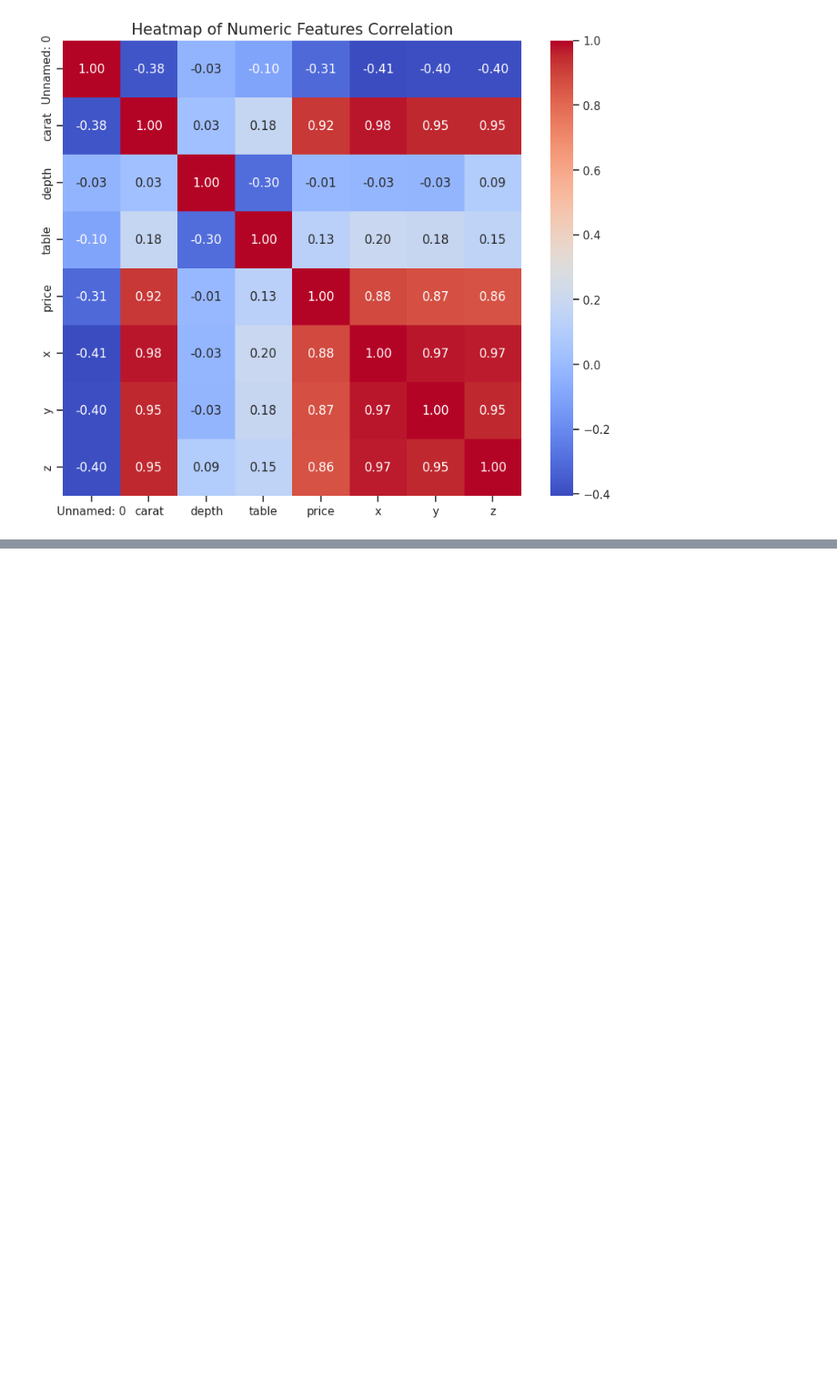
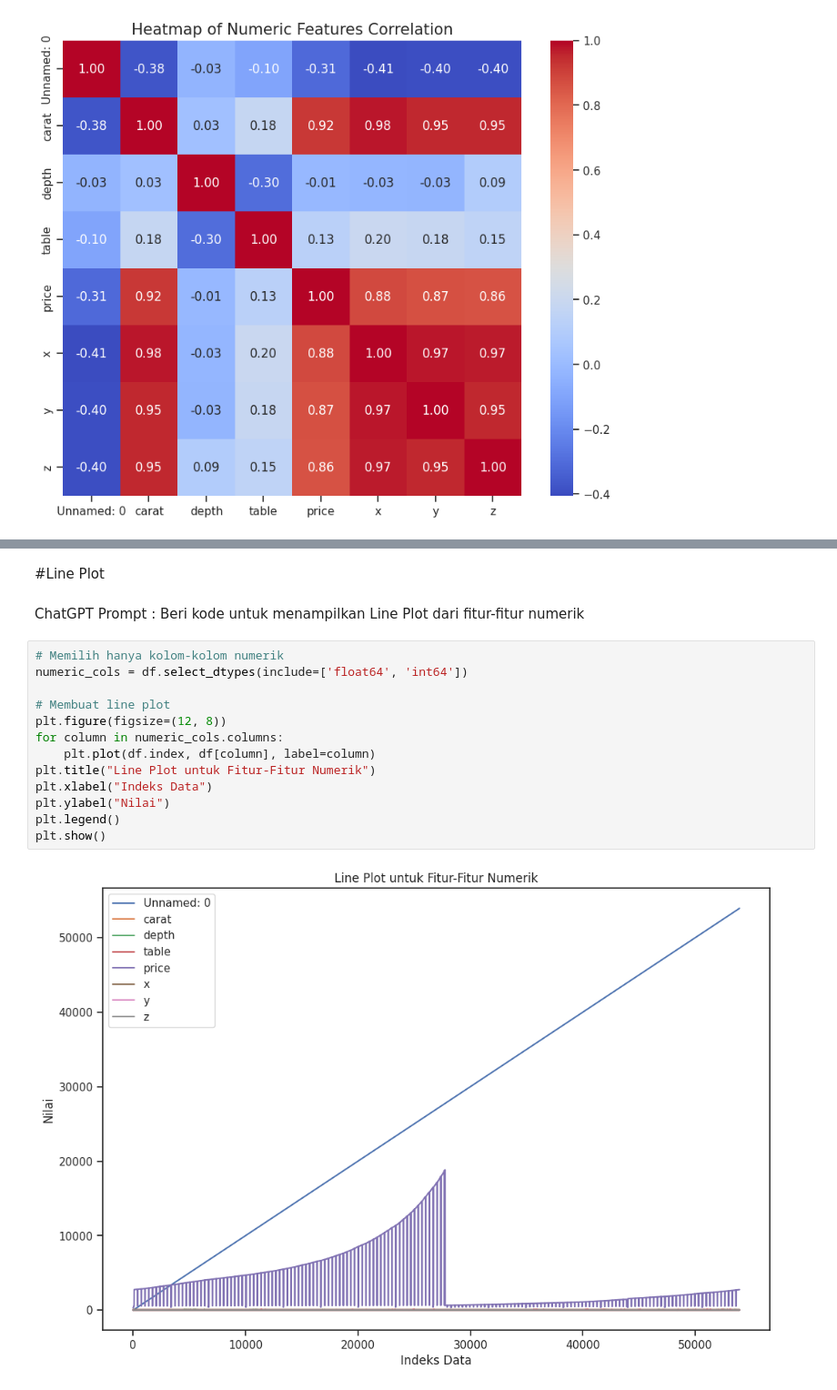
Before and after one commit to afifibd/Machine-Learning, a Jupyter notebook: Week-4/Data_Visualization_dataset_diamonds.ipynb, the cells around one changed output, grey strips where cells are left out. Shown at 91% size. Drawn from its saved outputs; the diff is of its cells as text; blank space fills up the shorter version.

```diff
--- a/Week-4/Data_Visualization_dataset_diamonds.ipynb
+++ b/Week-4/Data_Visualization_dataset_diamonds.ipynb
@@ -176,0 +173,19 @@ plt.show()
+# %% [markdown]
+#Line Plot
+# %% [markdown]
+ChatGPT Prompt : Beri kode untuk menampilkan Line Plot dari fitur-fitur numerik
+# %%
+# Memilih hanya kolom-kolom numerik
+numeric_cols = df.select_dtypes(include=['float64', 'int64'])
+
+# Membuat line plot
+plt.figure(figsize=(12, 8))
+for column in numeric_cols.columns:
+    plt.plot(df.index, df[column], label=column)
+plt.title("Line Plot untuk Fitur-Fitur Numerik")
+plt.xlabel("Indeks Data")
+plt.ylabel("Nilai")
+plt.legend()
+plt.show()
+# %% [output]
+[figure, added]
```
Also changed, not shown: parts of 4 cells of this notebook.
